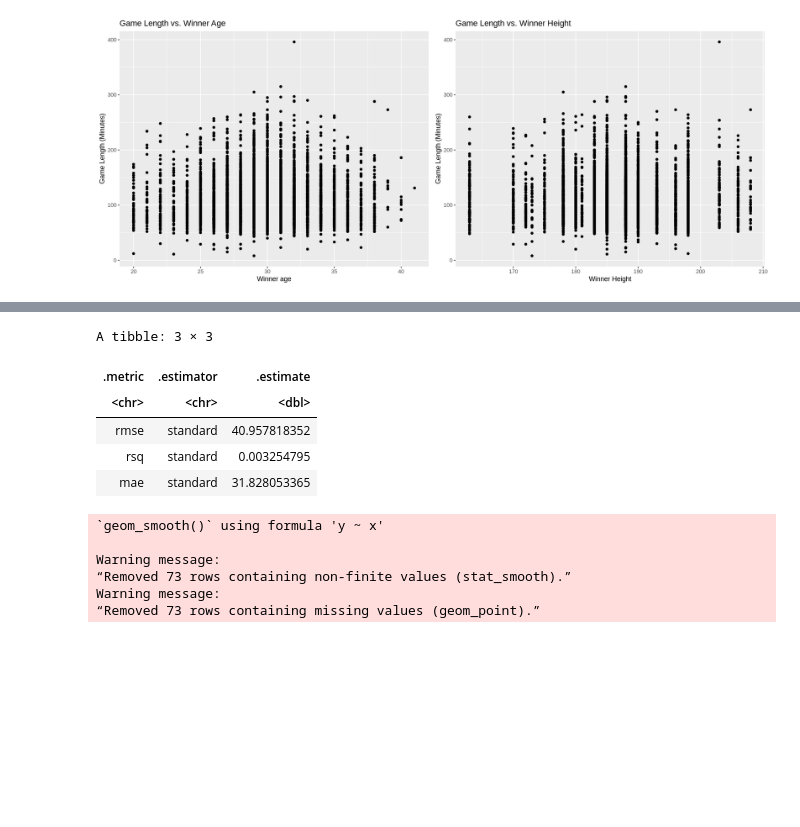
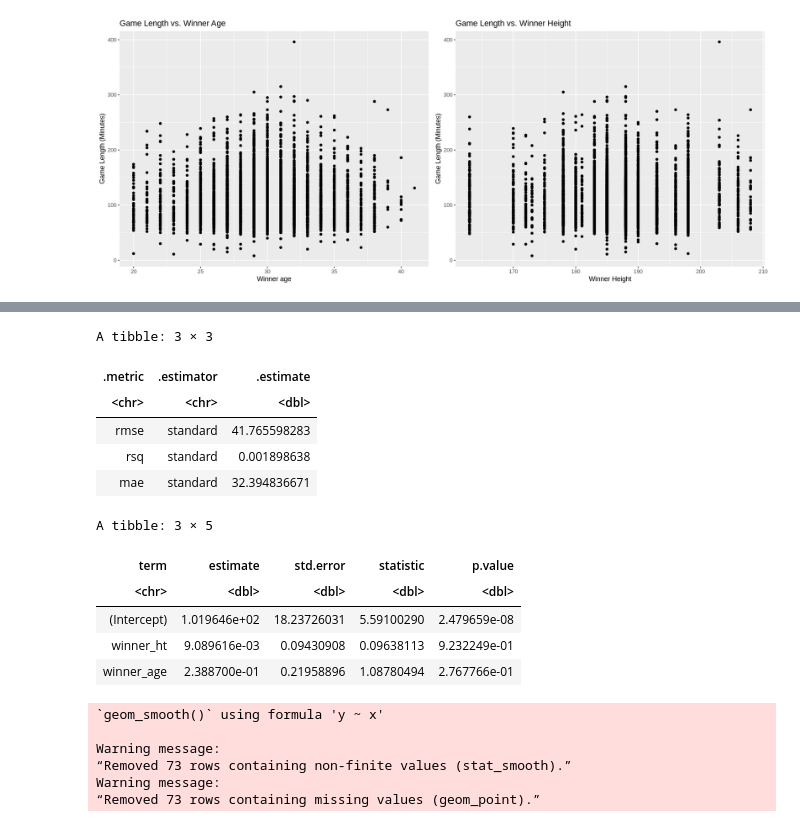
Before and after one commit to keelbeier/dsci100-group69, a Jupyter notebook: group_project_report.ipynb, the cells around one changed output, grey strips where cells are left out. Drawn from its saved outputs; the diff is of its cells as text; code cells hidden in the pictures; blank space fills up the shorter version.

Commit message:
pulled coefficients from lm_fit

```diff
--- a/group_project_report.ipynb
+++ b/group_project_report.ipynb
@@ -160,16 +142,26 @@ Coefficients:
 # %%
 lm_test_result <- lm_fit |>
     predict(data_test) |>
     bind_cols(data_test) |>
     metrics(truth = minutes, estimate = .pred)
 lm_test_result
+lm_coeffs <- lm_fit |>
+    extract_fit_parsnip() |>
+    tidy()
+lm_coeffs
 # %% [output]
 A tibble: 3 × 3
 | .metric | .estimator | .estimate |
 | <chr> | <chr> | <dbl> |
-| rmse | standard | 40.957818352 |
-| rsq | standard | 0.003254795 |
-| mae | standard | 31.828053365 |
+| rmse | standard | 41.765598283 |
+| rsq | standard | 0.001898638 |
+| mae | standard | 32.394836671 |
+A tibble: 3 × 5
+| term | estimate | std.error | statistic | p.value |
+| <chr> | <dbl> | <dbl> | <dbl> | <dbl> |
+| (Intercept) | 1.019646e+02 | 18.23726031 | 5.59100290 | 2.479659e-08 |
+| winner_ht | 9.089616e-03 | 0.09430908 | 0.09638113 | 9.232249e-01 |
+| winner_age | 2.388700e-01 | 0.21958896 | 1.08780494 | 2.767766e-01 |
 # %%
 regression_age_plot <- age_scatter_plot +
     geom_smooth(method = "lm", se = FALSE) +
```
Also changed, not shown: parts of 2 cells of this notebook.
